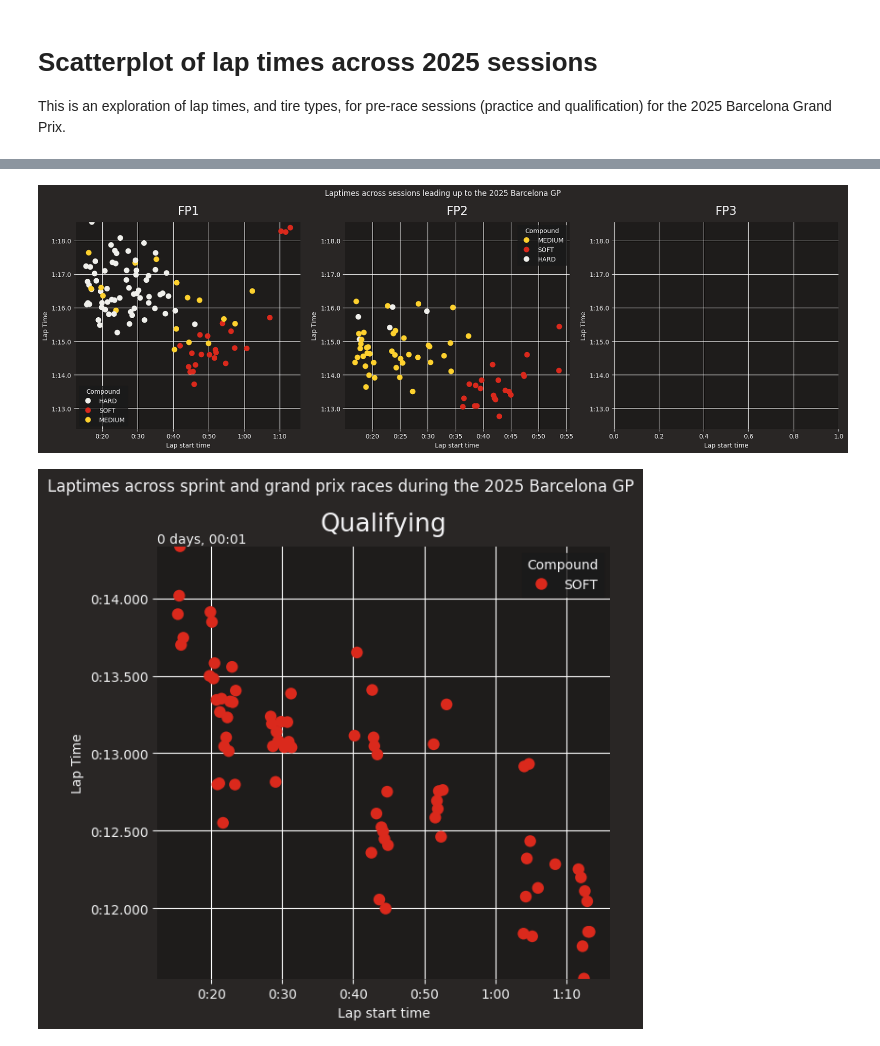
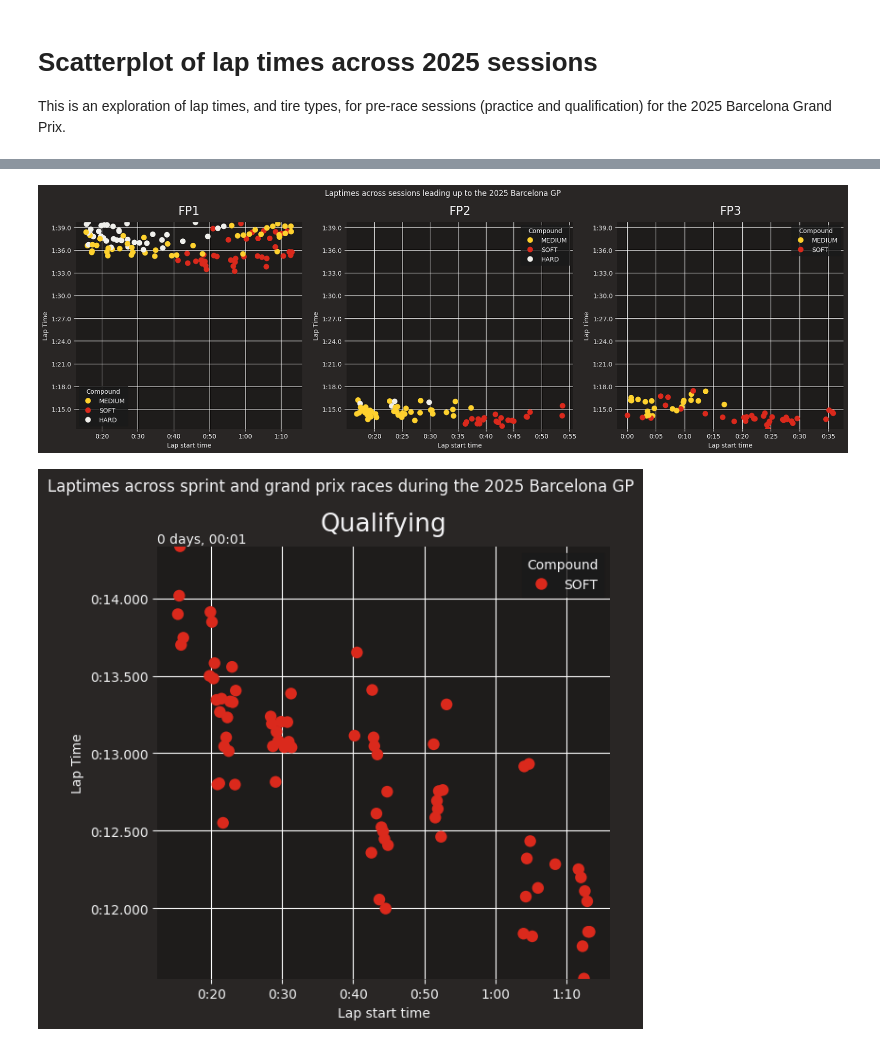
Before and after one commit to matt-bernhardt/f1-notebooks, a Jupyter notebook: notebooks/barcelona25/laptimes-scatterplot.ipynb, the cells around one changed output, grey strips where cells are left out. Drawn from its saved outputs; the diff is of its cells as text; code cells hidden in the pictures.

Commit message:
Finish Barcelona 25 notebook

```diff
--- a/notebooks/barcelona25/laptimes-scatterplot.ipynb
+++ b/notebooks/barcelona25/laptimes-scatterplot.ipynb
@@ -70,2 +70,5 @@ FP1: 0 days 00:01:13.718000   0 days 00:01:18.555000
 FP2: 0 days 00:01:12.760000   0 days 00:01:16.187000
 FP3: 0 days 00:01:12.387000   0 days 00:01:17.408000
+# %%
+# fp3_laps has some quality problems, so we filter out laps that have been flagged to a temporary collection.
+temp_laps = fp3_laps.where(fp3_laps['IsAccurate'] == True)
@@ -96,17 +115,17 @@ sns.scatterplot(data=fp2_laps,
                 legend='auto'
 )
 
-# As I build this notebook, there is a problem with FP3 data.
-# sns.scatterplot(data=fp3_laps,
-#                 x="LapStartTime",
-#                 y="LapTime",
-#                 ax=ax3,
-#                 hue="Compound",
-#                 palette=fastf1.plotting.get_compound_mapping(session=fp3),
-#                 s=80,
-#                 linewidth=0,
-#                 legend='auto'
-# )
+# As I build this notebook, there is a problem with FP3 data, so we're using the filtered temp_laps object.
+sns.scatterplot(data=temp_laps,
+                x="LapStartTime",
+                y="LapTime",
+                ax=ax3,
+                hue="Compound",
+                palette=fastf1.plotting.get_compound_mapping(session=fp3),
+                s=80,
+                linewidth=0,
+                legend='auto'
+)
 
 # Set common y-axis limits
 common_ylim = (fp1_laps['LapTime'].max(), fp3_laps['LapTime'].min())
@@ -148,4 +166,4 @@ Slowest lap time of 0 days 00:01:18.555000 is of type <class 'pandas._libs.tslib
-[figure, old version]
+[figure, new version]
 # %%
 fig, (ax1) = plt.subplots(1, 1, figsize=(6, 6))
 
```
Also changed, not shown: parts of 5 cells of this notebook.
